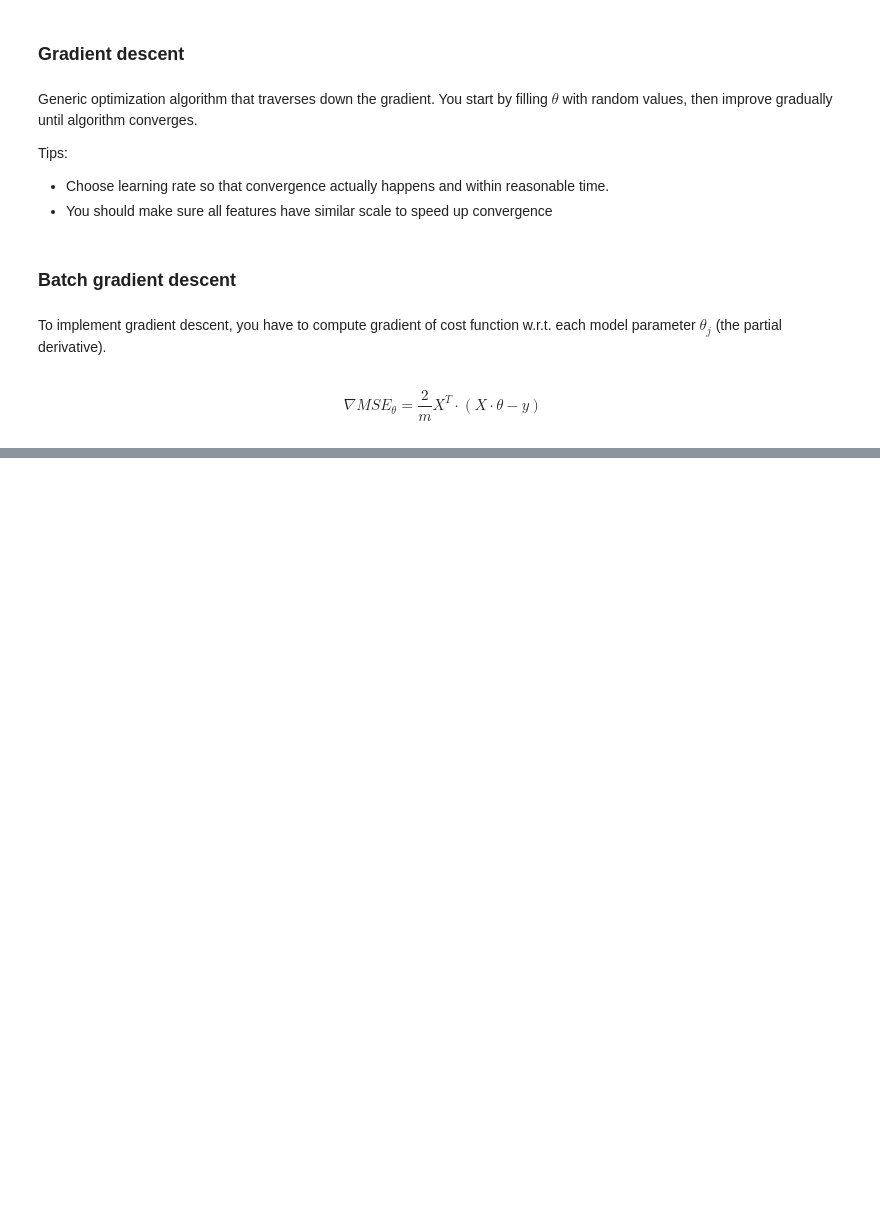
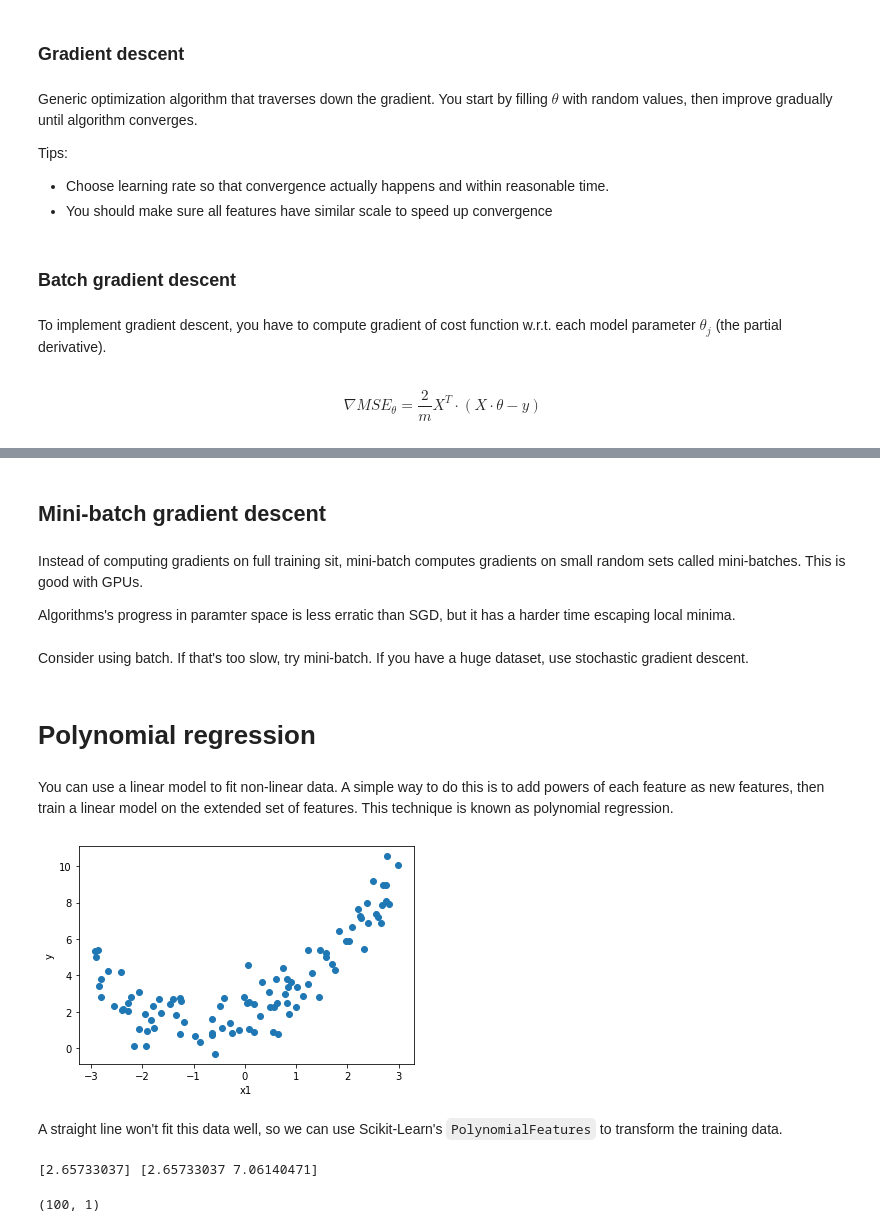
Before and after one commit to collindching/Hands-On-ML, a Jupyter notebook: 4 - Training Models.ipynb, the cells around one changed output, grey strips where cells are left out. Cells and saved outputs as stored; diff of their text form; code cells hidden in the pictures; blank space fills up the shorter version.

```diff
--- a/4 - Training Models.ipynb
+++ b/4 - Training Models.ipynb
@@ -122,0 +204,37 @@ To implement gradient descent, you have to compute gradient of cost function w.r
+# %% [markdown]
+## Mini-batch gradient descent
+# %% [markdown]
+Instead of computing gradients on full training sit, mini-batch computes gradients on small random sets called mini-batches. This is good with GPUs.
+
+Algorithms's progress in paramter space is less erratic than SGD, but it has a harder time escaping local minima.
+# %% [markdown]
+Consider using batch. If that's too slow, try mini-batch. If you have a huge dataset, use stochastic gradient descent.
+# %% [markdown]
+# Polynomial regression
+# %% [markdown]
+You can use a linear model to fit non-linear data. A simple way to do this is to add powers of each feature as new features, then train a linear model on the extended set of features. This technique is known as polynomial regression.
+# %%
+m = 100
+X = 6 * np.random.rand(m, 1) - 3
+y = 0.5 * X**2 + X + 2 + np.random.randn(m, 1)
+
+plt.scatter(X,y);
+plt.xlabel('x1');
+plt.ylabel('y');
+# %% [output]
+[figure, added]
+# %% [markdown]
+A straight line won't fit this data well, so we can use Scikit-Learn's `PolynomialFeatures` to transform the training data.
+# %%
+from sklearn.preprocessing import PolynomialFeatures
+poly_features = PolynomialFeatures(degree=2, include_bias=False)
+
+X_poly = poly_features.fit_transform(X)
+print(X[0], X_poly[0])
+# %% [output]
+[2.65733037] [2.65733037 7.06140471]
+# %%
+domain = np.linspace(-3,3,100).reshape(-1,1)
+domain.shape
+# %% [output]
+(100, 1)
```
Also changed, not shown: parts of 36 cells of this notebook, 1 other file.
